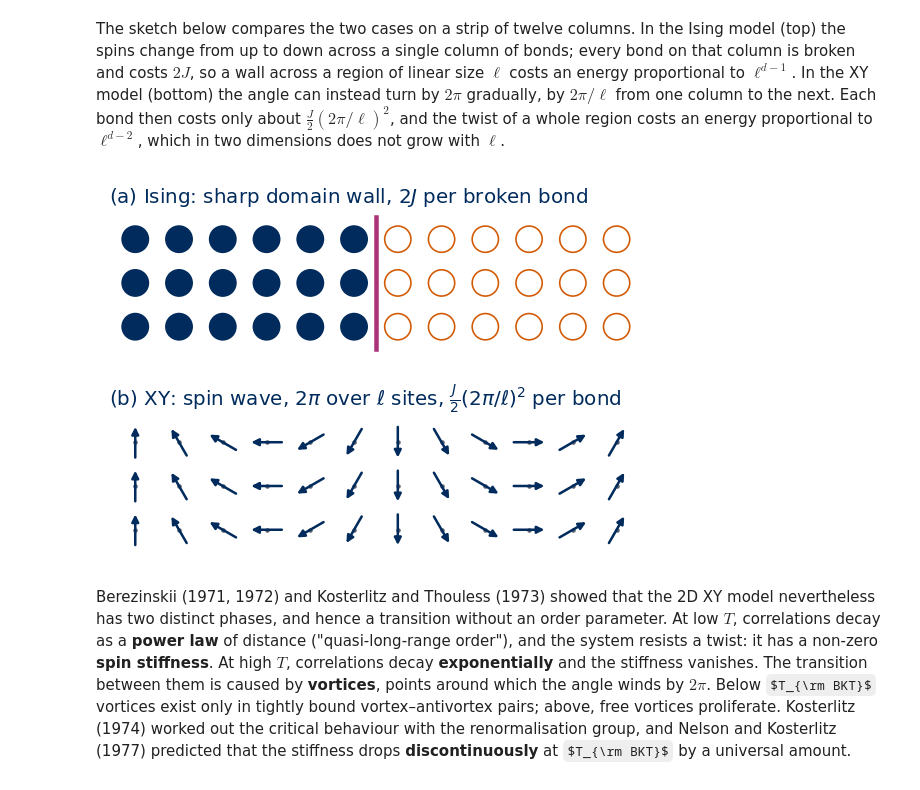
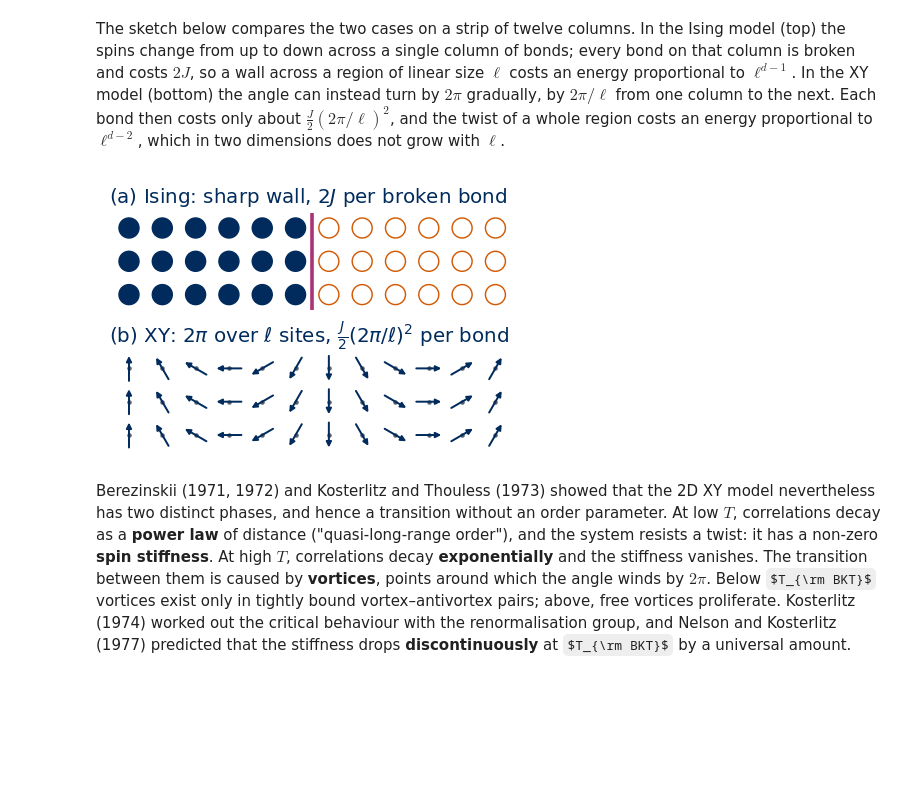
Before and after one commit to MarcinPlodzien/deep-learning-for-classical-and-quantum-physics, a Jupyter notebook: notebooks/lecture-05/lab-030-physics-2d-xy.ipynb, the cells around one changed output. Drawn from its saved outputs; the diff is of its cells as text; code cells hidden in the pictures; some formulas as TeX source; blank space fills up the shorter version.

Commit message:
Lab 030: XY sketches drawn at slide size

```diff
--- a/notebooks/lecture-05/lab-030-physics-2d-xy.ipynb
+++ b/notebooks/lecture-05/lab-030-physics-2d-xy.ipynb
@@ -115,7 +115,7 @@ The sketch below compares the two cases on a strip of twelve columns. In the Isi
 # Colour convention shared by all sketches of the course:
 #   spin s = +1: filled navy disc,   spin s = -1: white disc with an orange rim;
 #   satisfied bond: solid blue line, broken (frustrated) bond: dashed purple line marked with a cross.
-# The figure is drawn at its physical size on a 16:9 slide (5.5 in = full text width) with 10-12 pt text,
+# The figure is drawn at its physical size on a 16:9 slide (3.19 in = 0.58 text width) with 10-12 pt text,
 # and shown here at a higher screen resolution.
 import os
 import numpy as np
@@ -162,42 +162,43 @@ def plaquette_winding(theta):
     # winding number of every plaquette (lower-left corner (x, y)), corners traversed counter-clockwise
     wrap = lambda a: (a + np.pi) % (2 * np.pi) - np.pi           # angle difference mapped to [-pi, pi)
     t1, t2 = theta[:-1, :-1], theta[:-1, 1:]                       # (x, y), (x+1, y)
     t3, t4 = theta[1:, 1:], theta[1:, :-1]                         # (x+1, y+1), (x, y+1)
     return np.rint((wrap(t2 - t1) + wrap(t3 - t2) + wrap(t4 - t3) + wrap(t1 - t4)) / (2 * np.pi)).astype(int)
 
 def draw_vortex_marks(ax, w, r=0.3):
     # vortex (w = +1): navy disc with "+";  antivortex (w = -1): white disc with orange rim and "-"
     for (y, x), v in np.ndenumerate(w):
         if v != 0:
             face, edge, txt = (NAVY, NAVY, "white") if v > 0 else ("white", ORANGE, ORANGE)
             ax.add_patch(mpatches.Circle((x + 0.5, y + 0.5), r, fc=face, ec=edge, lw=1.3, zorder=6, alpha=0.9))
             ax.text(x + 0.5, y + 0.5, "+" if v > 0 else "−", color=txt, ha="center", va="center", fontsize=10,
                     fontweight="bold", zorder=7)
 
 def sketch_wall_versus_spin_wave():
     nx, ny = 12, 3
-    fig, (ax1, ax2) = plt.subplots(2, 1, figsize=(5.5, 2.9))
-    fig.subplots_adjust(left=0.01, right=0.99, bottom=0.01, top=0.92, hspace=0.45)
+    W, H, h = 3.19, 2.14, 0.76                       # figure width and height, panel height (in)
+    fig = plt.figure(figsize=(W, H))
+    ax1 = fig.add_axes([0.01, (h + 0.34) / H, 0.98, h / H]); ax2 = fig.add_axes([0.01, 0.02 / H, 0.98, h / H])
     # (a) Ising: the spins flip abruptly across one column of bonds
     for yy in range(ny):
         for xx in range(nx):
-            draw_spin(ax1, xx, yy, 1 if xx < nx // 2 else -1, r=0.3, lw=0.9)
-    ax1.plot([nx / 2 - 0.5] * 2, [-0.5, ny - 0.5], color=PURPLE, lw=2.5)
-    ax1.set_title(r"(a) Ising: sharp domain wall, $2J$ per broken bond", fontsize=11, color=NAVY, loc="left")
+            draw_spin(ax1, xx, yy, 1 if xx < nx // 2 else -1, r=0.3, lw=0.8)
+    ax1.plot([nx / 2 - 0.5] * 2, [-0.5, ny - 0.5], color=PURPLE, lw=2.0)
+    ax1.set_title(r"(a) Ising: sharp wall, $2J$ per broken bond", fontsize=11, color=NAVY, loc="left")
     # (b) XY: the angle turns by 2 pi gradually over ell = nx columns, i.e. by 2 pi / ell per bond
     theta = np.tile(2 * np.pi * np.arange(nx) / nx + np.pi / 2, (ny, 1))
-    draw_xy_spins(ax2, theta, length=0.7, lw=1.4, head=8)
-    ax2.set_title(r"(b) XY: spin wave, $2\pi$ over $\ell$ sites, $\frac{J}{2}(2\pi/\ell)^2$ per bond", fontsize=11, color=NAVY, loc="left")
+    draw_xy_spins(ax2, theta, length=0.75, lw=1.1, head=6)
+    ax2.set_title(r"(b) XY: $2\pi$ over $\ell$ sites, $\frac{J}{2}(2\pi/\ell)^2$ per bond", fontsize=11, color=NAVY, loc="left")
     for ax in (ax1, ax2):
-        ax.set_xlim(-0.6, nx - 0.4); ax.set_ylim(-0.6, ny - 0.4); ax.set_aspect("equal"); ax.axis("off")
+        ax.set_xlim(-0.6, nx - 0.4); ax.set_ylim(-0.45, ny - 0.55); ax.set_aspect("equal"); ax.axis("off")
     return fig
 
 with plt.rc_context(SKETCH_STYLE):
     fig = sketch_wall_versus_spin_wave()
 save_sketch(fig, "sketch_xy_spin_wave.png")
 plt.show()
 # %% [output]
-[figure, old version]
+[figure, new version]
 # %% [markdown]
 Berezinskii (1971, 1972) and Kosterlitz and Thouless (1973) showed that the 2D XY model nevertheless has two distinct phases, and hence a
 transition without an order parameter. At low $T$, correlations decay as a **power law** of distance ("quasi-long-range order"), and the system
```
Also changed, not shown: parts of 7 cells of this notebook, 20 other files.
